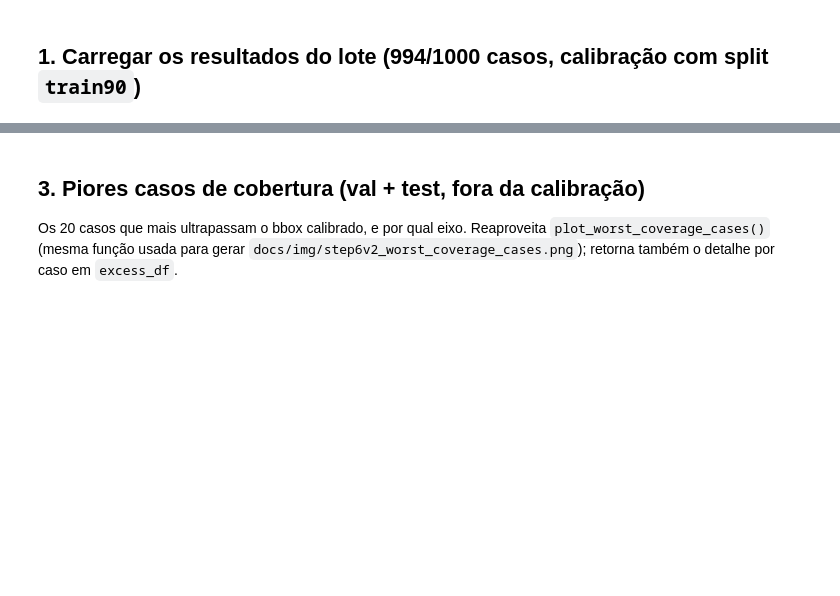
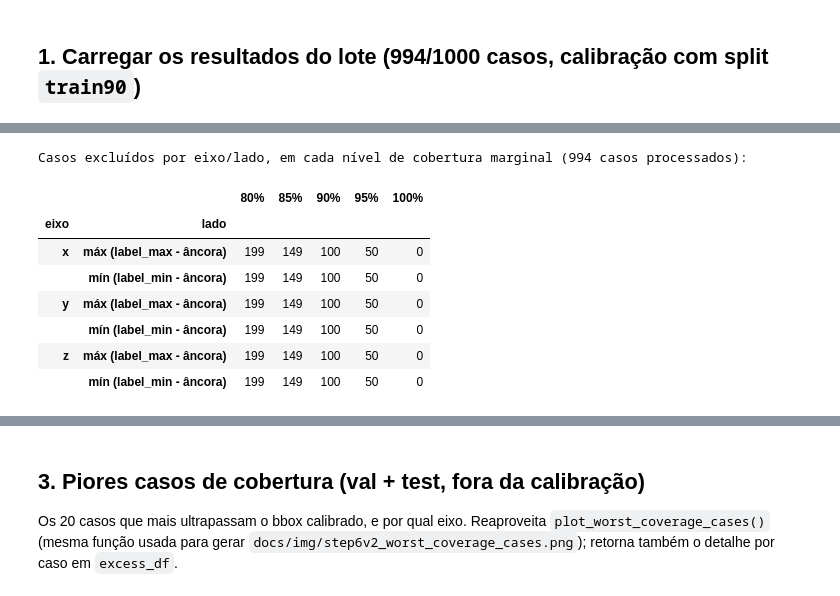
Before and after one commit to hcalmeida-uesc/heart-bounding-box, a Jupyter notebook: src/eda/aorta_anchor_calibration_summary.ipynb, the cells around one changed output, grey strips where cells are left out. Drawn from its saved outputs; the diff is of its cells as text; code cells hidden in the pictures; blank space fills up the shorter version.

```diff
--- a/src/eda/aorta_anchor_calibration_summary.ipynb
+++ b/src/eda/aorta_anchor_calibration_summary.ipynb
@@ -93,0 +121,20 @@ plot_offset_histograms(ok, calibration)
+# %%
+percentile_summary = compute_coverage_percentiles(ok)
+
+# Tabela compacta: linhas = eixo/lado, colunas = nível de cobertura, valores = casos excluídos.
+excluded_pivot = percentile_summary.pivot(
+    index=["eixo", "lado"], columns="cobertura_%", values="casos_excluidos"
+)
+excluded_pivot.columns = [f"{level}%" for level in excluded_pivot.columns]
+print(f"Casos excluídos por eixo/lado, em cada nível de cobertura marginal ({len(ok)} casos processados):")
+excluded_pivot
+# %% [output]
+Casos excluídos por eixo/lado, em cada nível de cobertura marginal (994 casos processados):
+|  |  | 80% | 85% | 90% | 95% | 100% |
+| eixo | lado |  |  |  |  |  |
+| x | máx (label_max - âncora) | 199 | 149 | 100 | 50 | 0 |
+|  | mín (label_min - âncora) | 199 | 149 | 100 | 50 | 0 |
+| y | máx (label_max - âncora) | 199 | 149 | 100 | 50 | 0 |
+|  | mín (label_min - âncora) | 199 | 149 | 100 | 50 | 0 |
+| z | máx (label_max - âncora) | 199 | 149 | 100 | 50 | 0 |
+|  | mín (label_min - âncora) | 199 | 149 | 100 | 50 | 0 |
```
Also changed, not shown: parts of 9 cells of this notebook, 3 other files.
